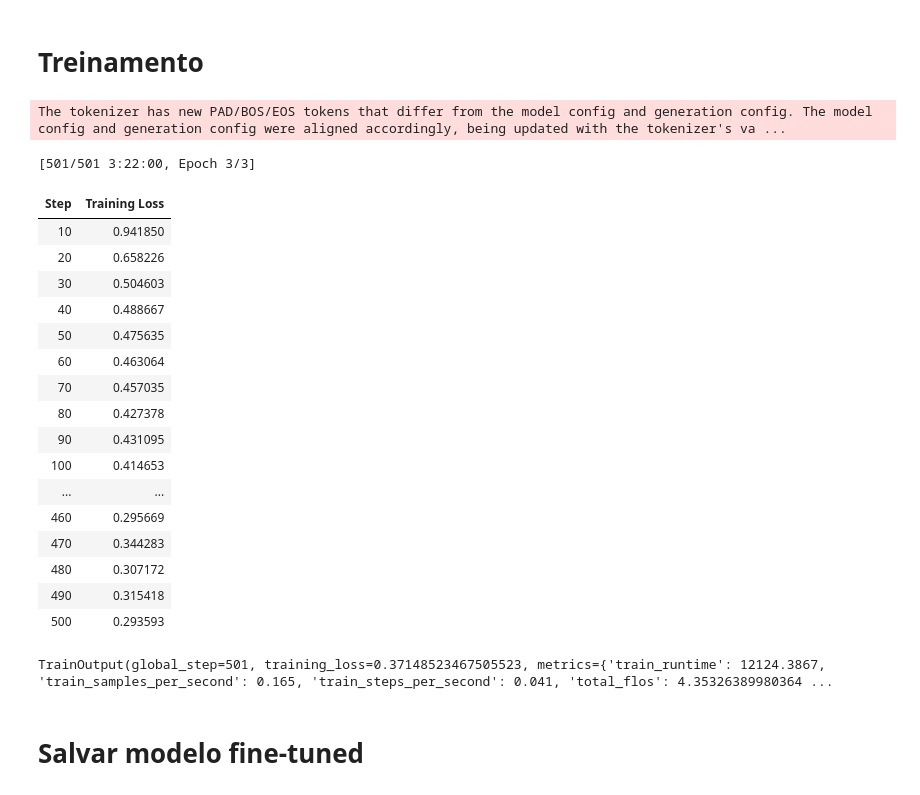
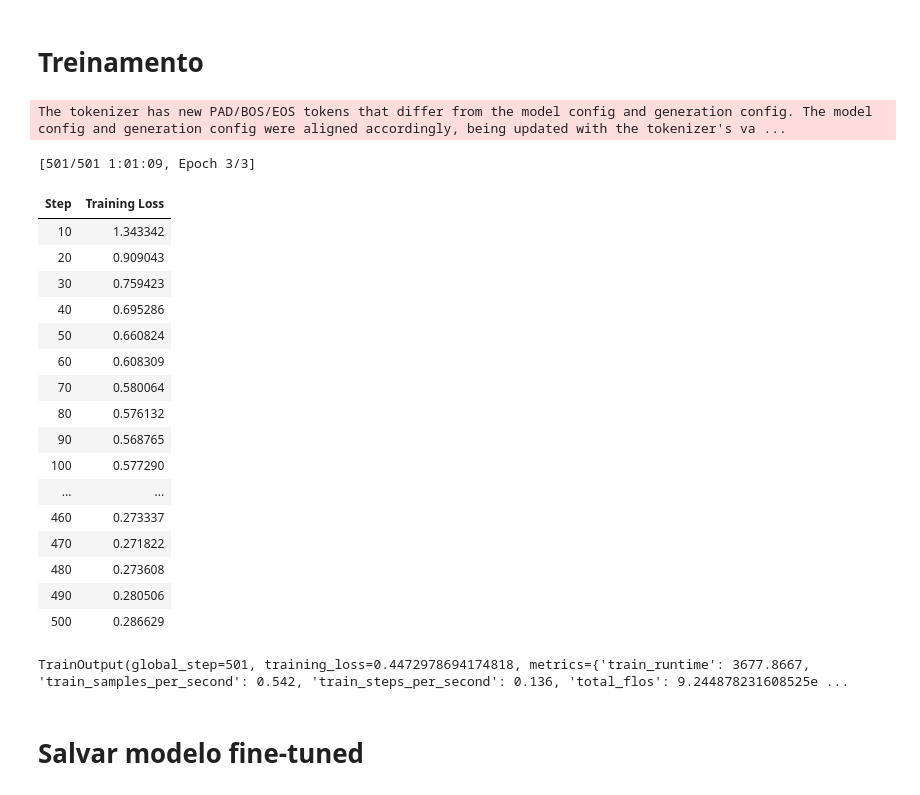
Before and after one commit to llucascr/Planora, a Jupyter notebook: IA/Treinamento/Fine Tuning.ipynb, the cells around one changed output. Saved outputs shown, nothing was run; the diff lists cells and outputs as text; code cells hidden in the pictures.

Commit message:
feat: trained V3 AI model

```diff
--- a/IA/Treinamento/Fine Tuning.ipynb
+++ b/IA/Treinamento/Fine Tuning.ipynb
@@ -69,8 +95,7 @@ NVIDIA GeForce RTX 5070
 import torch
 from transformers import AutoModelForCausalLM, AutoTokenizer, BitsAndBytesConfig
 
-# model_name = "meta-llama/Meta-Llama-3-8B"
-model_name = "meta-llama/Meta-Llama-3-8B"
+model_name = "meta-llama/Llama-3.1-8B-Instruct"
 
 bnb_config = BitsAndBytesConfig(
     load_in_4bit=True,
@@ -79,13 +104,12 @@ bnb_config = BitsAndBytesConfig(
     bnb_4bit_use_double_quant=True
 )
 
-tokenizer = AutoTokenizer.from_pretrained(model_name)
-tokenizer.pad_token = tokenizer.eos_token
+# Tokenizer already loaded and configured above
 
 model = AutoModelForCausalLM.from_pretrained(
     model_name,
     quantization_config=bnb_config,
-    device_map="cuda", # para usar na cpu, deixar "auto"
-    torch_dtype=torch.float16
+    device_map="cuda",
+    dtype=torch.float16
 )
 # %% [output]
@@ -93,17 +117,19 @@ model = AutoModelForCausalLM.from_pretrained(
 # %% [markdown]
 # Configurar LoRA
 # %%
-from peft import LoraConfig, get_peft_model
+from peft import LoraConfig, get_peft_model, prepare_model_for_kbit_training
 
 lora_config = LoraConfig(
     r=16,
     lora_alpha=32,
-    target_modules=["q_proj", "v_proj"],
+    target_modules="all-linear", #original ["q_proj", "v_proj"]
     lora_dropout=0.05,
     bias="none",
     task_type="CAUSAL_LM"
 )
 
+model = prepare_model_for_kbit_training(model) #adicionado para corrigir pesos
+
 model = get_peft_model(model, lora_config)
 model.print_trainable_parameters()
 # %% [output]
@@ -123,52 +157,55 @@ tokenized_dataset = dataset.map(tokenize, batched=True)
 # %% [markdown]
 # Treinamento
 # %%
-from trl import SFTTrainer
-from transformers import TrainingArguments
+from trl import SFTTrainer, SFTConfig
 
-training_args = TrainingArguments(
+training_args = SFTConfig(
     output_dir="./llama-backlog",
     per_device_train_batch_size=1,
     gradient_accumulation_steps=4,
     num_train_epochs=3,
     logging_steps=10,
     save_steps=100,
     learning_rate=2e-4,
-    # fp16=True,
     fp16=False,
+    bf16=True,
     optim="paged_adamw_8bit",
-    report_to="none"
+    report_to="none",
+    lr_scheduler_type="cosine",
+    warmup_steps=15,
+    dataset_text_field="text",
+    packing=False,
 )
 
 trainer = SFTTrainer(
     model=model,
     args=training_args,
     train_dataset=dataset,
-    processing_class=tokenizer
+    processing_class=tokenizer,
 )
 
 trainer.train()
 # %% [output]
 The tokenizer has new PAD/BOS/EOS tokens that differ from the model config and generation config. The model config and generation config were aligned accordingly, being updated with the tokenizer's va ...
-[501/501 3:22:00, Epoch 3/3]
+[501/501 1:01:09, Epoch 3/3]
 | Step | Training Loss |
-| 10 | 0.941850 |
-| 20 | 0.658226 |
-| 30 | 0.504603 |
-| 40 | 0.488667 |
-| 50 | 0.475635 |
-| 60 | 0.463064 |
-| 70 | 0.457035 |
-| 80 | 0.427378 |
-| 90 | 0.431095 |
-| 100 | 0.414653 |
+| 10 | 1.343342 |
+| 20 | 0.909043 |
+| 30 | 0.759423 |
+| 40 | 0.695286 |
+| 50 | 0.660824 |
+| 60 | 0.608309 |
+| 70 | 0.580064 |
+| 80 | 0.576132 |
+| 90 | 0.568765 |
+| 100 | 0.577290 |
 | ... | ... |
-| 460 | 0.295669 |
-| 470 | 0.344283 |
-| 480 | 0.307172 |
-| 490 | 0.315418 |
-| 500 | 0.293593 |
+| 460 | 0.273337 |
+| 470 | 0.271822 |
+| 480 | 0.273608 |
+| 490 | 0.280506 |
+| 500 | 0.286629 |
-TrainOutput(global_step=501, training_loss=0.37148523467505523, metrics={'train_runtime': 12124.3867, 'train_samples_per_second': 0.165, 'train_steps_per_second': 0.041, 'total_flos': 4.35326389980364 ...
+TrainOutput(global_step=501, training_loss=0.4472978694174818, metrics={'train_runtime': 3677.8667, 'train_samples_per_second': 0.542, 'train_steps_per_second': 0.136, 'total_flos': 9.244878231608525e ...
 # %% [markdown]
 # Salvar modelo fine-tuned
 # %%
```
Also changed, not shown: parts of 11 cells of this notebook.
